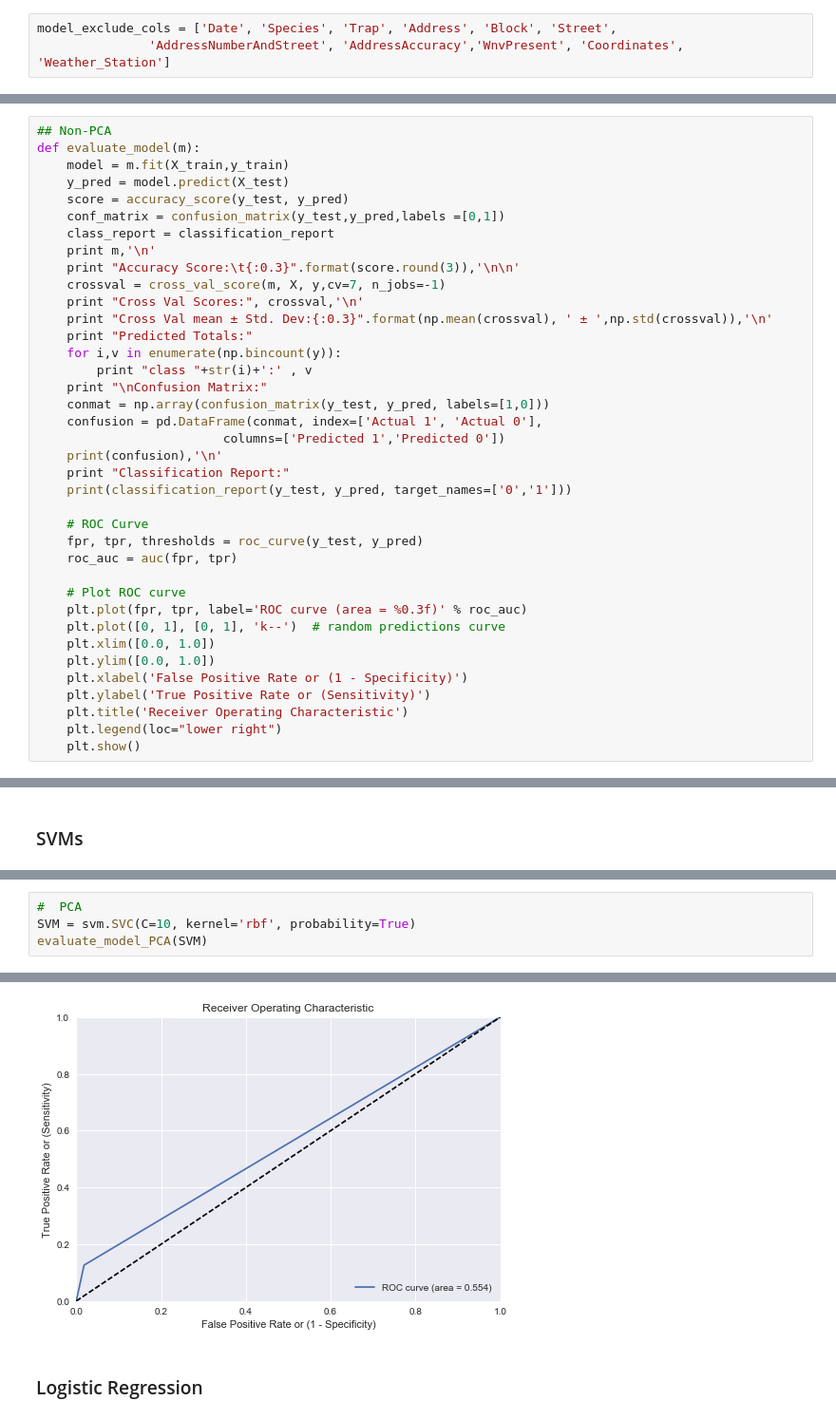
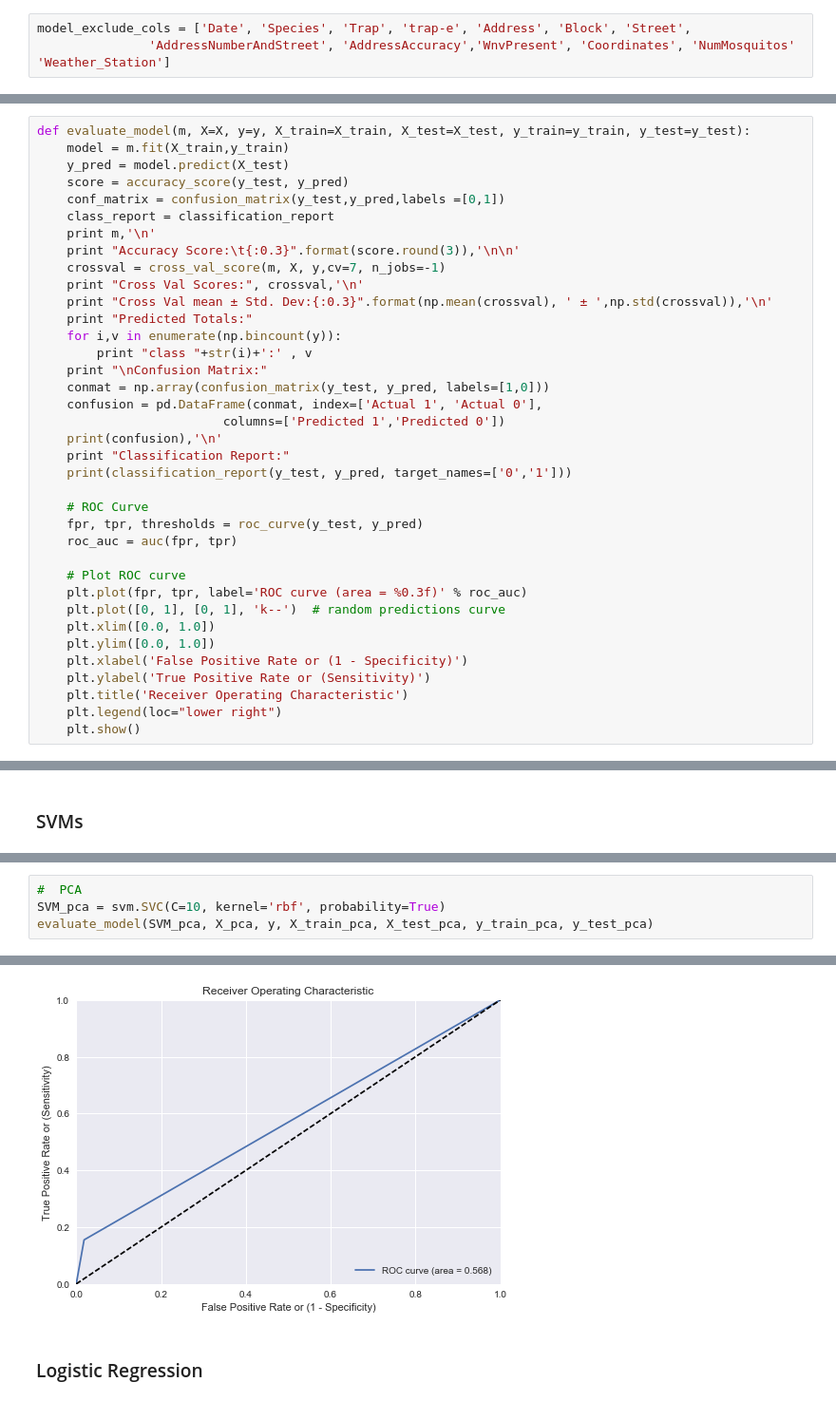
Before and after one commit to austinbrian/skeeter_patrol, a Jupyter notebook: code/MODELING-0426.ipynb, the cells around one changed output, grey strips where cells are left out. Shown at 95% size. Saved outputs shown, nothing was run; the diff lists cells and outputs as text.

```diff
--- a/code/MODELING-0426.ipynb
+++ b/code/MODELING-0426.ipynb
@@ -78,8 +78,8 @@ train.dropna(inplace=True)
 std_scale = StandardScaler()
 train[scale_cols] = std_scale.fit_transform(train[scale_cols])
 # %%
-model_exclude_cols = ['Date', 'Species', 'Trap', 'Address', 'Block', 'Street',
-               'AddressNumberAndStreet', 'AddressAccuracy','WnvPresent', 'Coordinates', 'Weather_Station']
+model_exclude_cols = ['Date', 'Species', 'Trap', 'trap-e', 'Address', 'Block', 'Street',
+               'AddressNumberAndStreet', 'AddressAccuracy','WnvPresent', 'Coordinates', 'NumMosquitos' 'Weather_Station']
 # %%
 X_cols_full = [i for i in train.columns if i not in model_exclude_cols]
 # %%
@@ -103,8 +103,7 @@ X_train_pca, X_test_pca, y_train_pca, y_test_pca = train_test_split(X_pca, y,str
 # %% [markdown]
 ### Model Eval Formulas
 # %%
-## Non-PCA
-def evaluate_model(m):
+def evaluate_model(m, X=X, y=y, X_train=X_train, X_test=X_test, y_train=y_train, y_test=y_test):
     model = m.fit(X_train,y_train)
     y_pred = model.predict(X_test)
     score = accuracy_score(y_test, y_pred)
@@ -350,7 +313,7 @@ avg / total       0.92      0.94      0.93      3363
 # %%
 #  PCA
-SVM = svm.SVC(C=10, kernel='rbf', probability=True)
-evaluate_model_PCA(SVM)
+SVM_pca = svm.SVC(C=10, kernel='rbf', probability=True)
+evaluate_model(SVM_pca, X_pca, y, X_train_pca, X_test_pca, y_train_pca, y_test_pca)
 # %% [output]
 SVC(C=10, cache_size=200, class_weight=None, coef0=0.0,
   decision_function_shape=None, degree=3, gamma='auto', kernel='rbf',
@@ -370,6 +333,6 @@ Cross Val mean ± Std. Dev:0.862
 
 avg / total       0.92      0.94      0.93      3363
-[figure, old version]
+[figure, new version]
 # %% [markdown]
 ### Logistic Regression
 # %%
```
Also changed, not shown: parts of 28 cells of this notebook, 2 other files.
